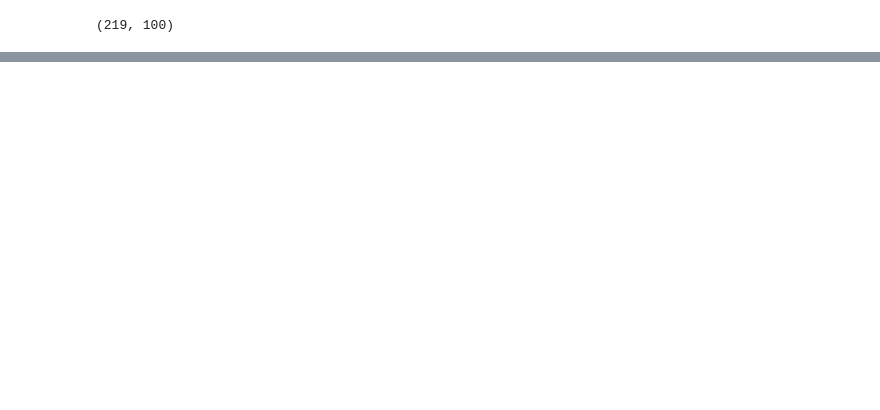
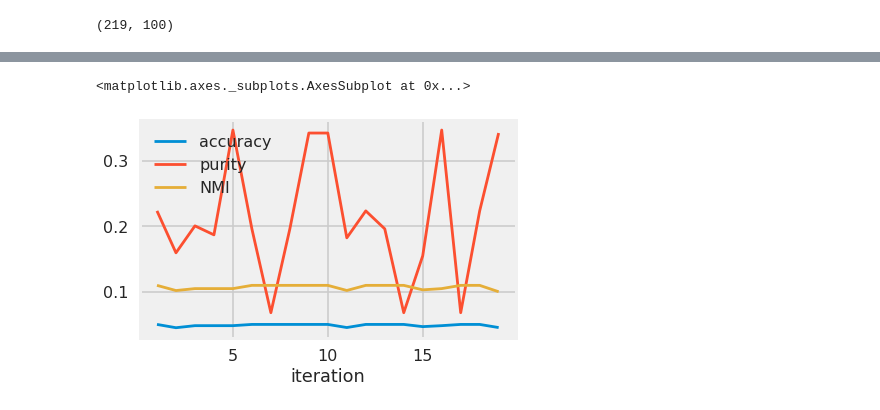
Before and after one commit to aman-berhe/TLP_thesis, a Jupyter notebook: codes/Scene_Clustering_Episodes.ipynb, the cells around one changed output, grey strips where cells are left out. Cells and saved outputs as stored; diff of their text form; code cells hidden in the pictures; blank space fills up the shorter version.

```diff
--- a/codes/Scene_Clustering_Episodes.ipynb
+++ b/codes/Scene_Clustering_Episodes.ipynb
@@ -1052,0 +1061,10 @@ agg_results.accuracy.max(), agg_results.purity.max()
+# %%
+kmeans_results=pd.DataFrame(columns=('iteration','accuracy','purity','NMI'))
+for k in range(1,20):
+    d2v_kmeans=clustering_fun(train_vect, cluster.KMeans, (), {'n_clusters':5})
+    acc=metrics.adjusted_rand_score(d2v_kmeans, tra_lbl)
+    purity=purity_score(d2v_kmeans,tra_lbl)
+    nmi=metrics.normalized_mutual_info_score(d2v_kmeans,tra_lbl)
+    print(acc,purity,nmi)
+    lis_k=[int(k),acc,purity,nmi]
+    kmeans_results.loc[k]=lis_k
@@ -1052,0 +1091,5 @@ agg_results.accuracy.max(), agg_results.purity.max()
+# %%
+kmeans_results.plot(x='iteration')
+# %% [output]
+<matplotlib.axes._subplots.AxesSubplot at 0x...>
+[figure, added]
```
Also changed, not shown: parts of 66 cells of this notebook, 4 other files.
